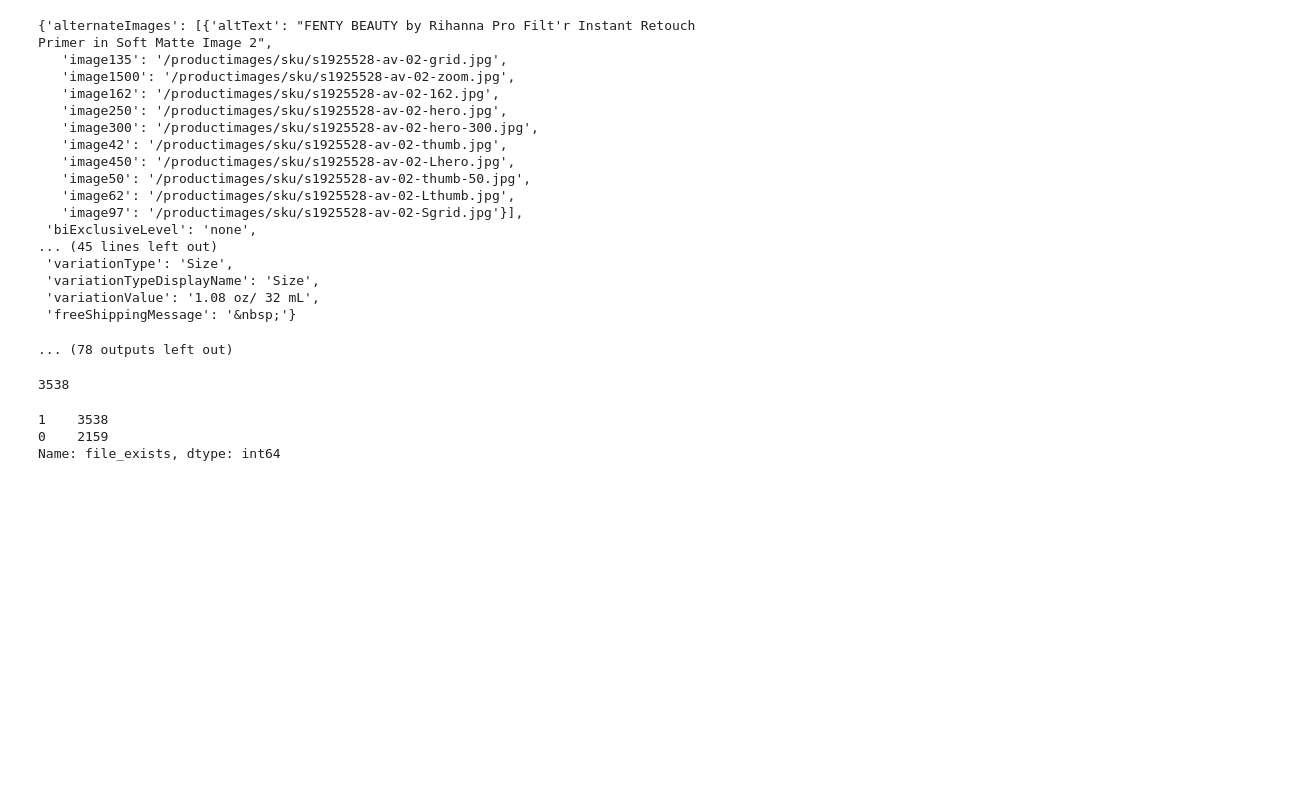
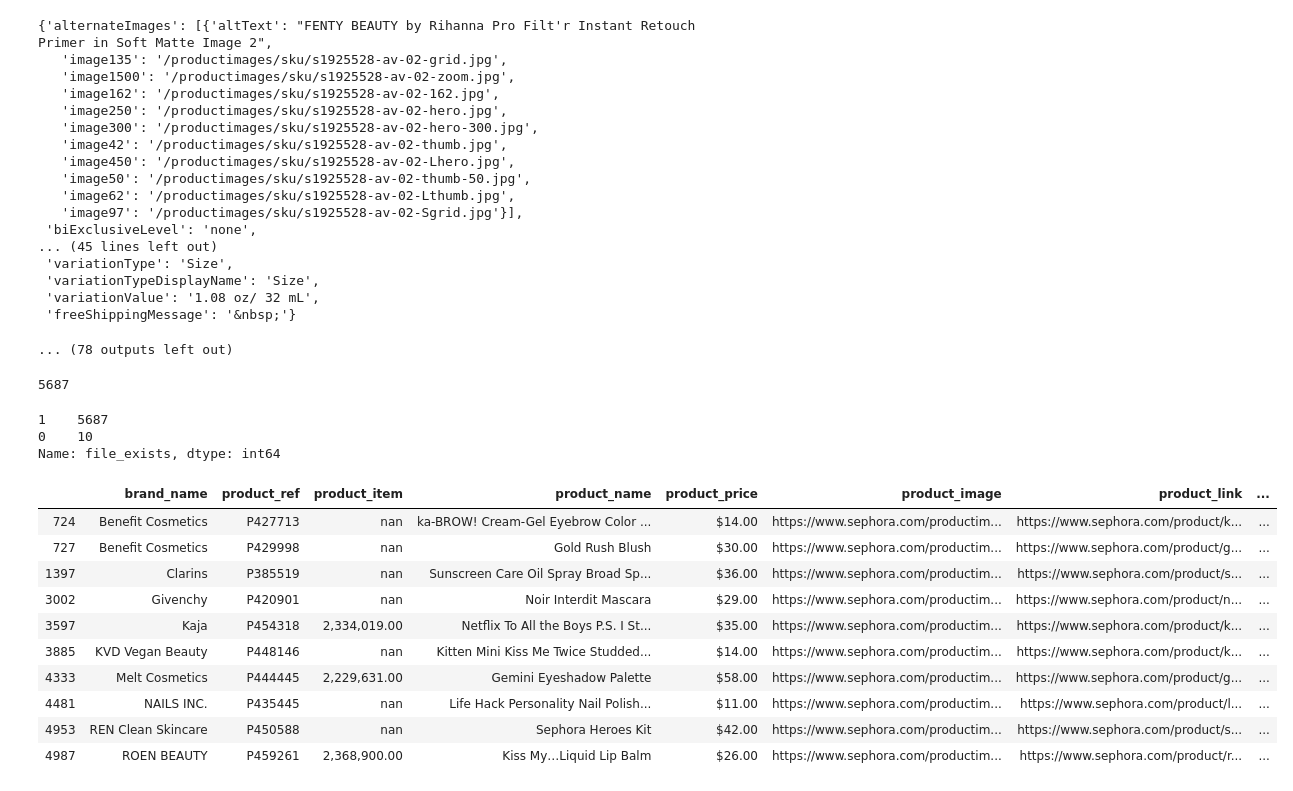
Before and after one commit to valmadrid/Gift-Recommendation, a Jupyter notebook: sephora_product_info.ipynb, the cells around one changed output. Saved outputs shown, nothing was run; the diff lists cells and outputs as text; code cells hidden in the pictures; blank space fills up the shorter version.

```diff
--- a/sephora_product_info.ipynb
+++ b/sephora_product_info.ipynb
@@ -20,6 +20,6 @@ pd.set_option("display.max_colwidth", -1)
 pd.set_option("display.float_format", "{:,.2f}".format)
 pd.set_option("display.max_info_rows", 200)
 # %%
-current_folder = "/Users/valmadrid/DataScienceBootcamp/Projects/Gift Recommendation/json/"
-if not os.path.exists(current_folder):
+json_folder = "/Users/valmadrid/DataScienceBootcamp/Projects/Gift Recommendation/Gift-Recommendation/json/"
+if not os.path.exists(json_folder):
     print("check file path")
@@ -245,15 +238,29 @@ def download_json(filename, folder_path):
 
     return details_dict
 # %%
-downloaded_products = [file for file in os.listdir(current_folder) if file.endswith(".json")]
+downloaded_products = [file for file in os.listdir(json_folder) if file.endswith(".json")]
 len(downloaded_products)
 # %% [output]
-3538
+5687
 # %%
 df_products["file_exists"] = df_products.product_ref.map(lambda x : int(x+".json" in downloaded_products))
 df_products.file_exists.value_counts()
 # %% [output]
-1    3538
-0    2159
+1    5687
+0    10
 Name: file_exists, dtype: int64
+# %%
+df_products[df_products.file_exists==0]
+# %% [output]
+|  | brand_name | product_ref | product_item | product_name | product_price | product_image | product_link | ... |
+| 724 | Benefit Cosmetics | P427713 | nan | ka-BROW! Cream-Gel Eyebrow Color ... | $14.00 | https://www.sephora.com/productim... | https://www.sephora.com/product/k... | ... |
+| 727 | Benefit Cosmetics | P429998 | nan | Gold Rush Blush | $30.00 | https://www.sephora.com/productim... | https://www.sephora.com/product/g... | ... |
+| 1397 | Clarins | P385519 | nan | Sunscreen Care Oil Spray Broad Sp... | $36.00 | https://www.sephora.com/productim... | https://www.sephora.com/product/s... | ... |
+| 3002 | Givenchy | P420901 | nan | Noir Interdit Mascara | $29.00 | https://www.sephora.com/productim... | https://www.sephora.com/product/n... | ... |
+| 3597 | Kaja | P454318 | 2,334,019.00 | Netflix To All the Boys P.S. I St... | $35.00 | https://www.sephora.com/productim... | https://www.sephora.com/product/k... | ... |
+| 3885 | KVD Vegan Beauty | P448146 | nan | Kitten Mini Kiss Me Twice Studded... | $14.00 | https://www.sephora.com/productim... | https://www.sephora.com/product/k... | ... |
+| 4333 | Melt Cosmetics | P444445 | 2,229,631.00 | Gemini Eyeshadow Palette | $58.00 | https://www.sephora.com/productim... | https://www.sephora.com/product/g... | ... |
+| 4481 | NAILS INC. | P435445 | nan | Life Hack Personality Nail Polish... | $11.00 | https://www.sephora.com/productim... | https://www.sephora.com/product/l... | ... |
+| 4953 | REN Clean Skincare | P450588 | nan | Sephora Heroes Kit | $42.00 | https://www.sephora.com/productim... | https://www.sephora.com/product/s... | ... |
+| 4987 | ROEN BEAUTY | P459261 | 2,368,900.00 | Kiss My…Liquid Lip Balm | $26.00 | https://www.sephora.com/productim... | https://www.sephora.com/product/r... | ... |
 # %%
```
Also changed, not shown: parts of 6 cells of this notebook, 4 other files.
